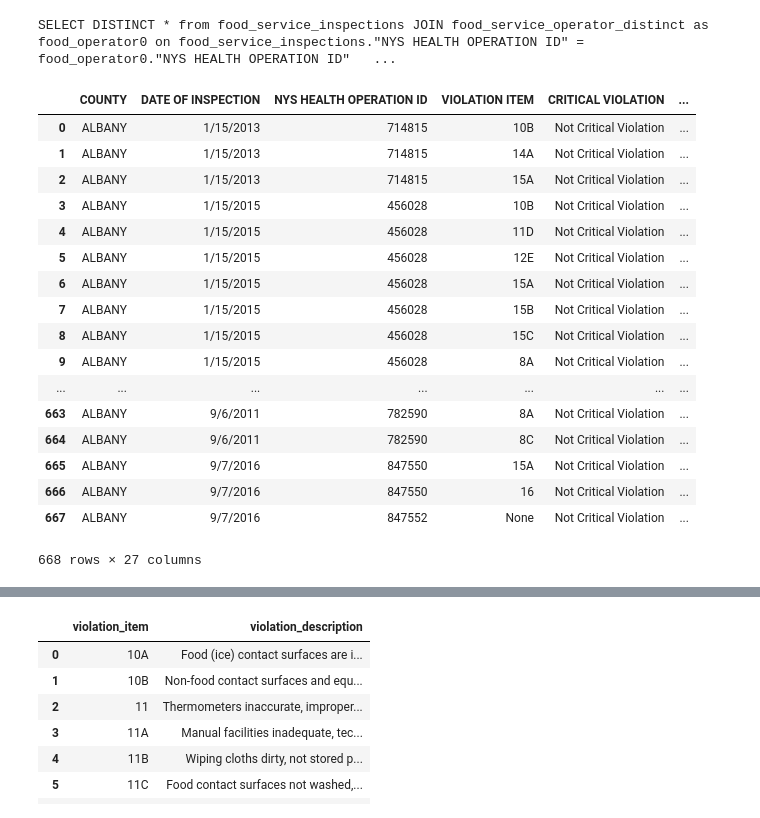
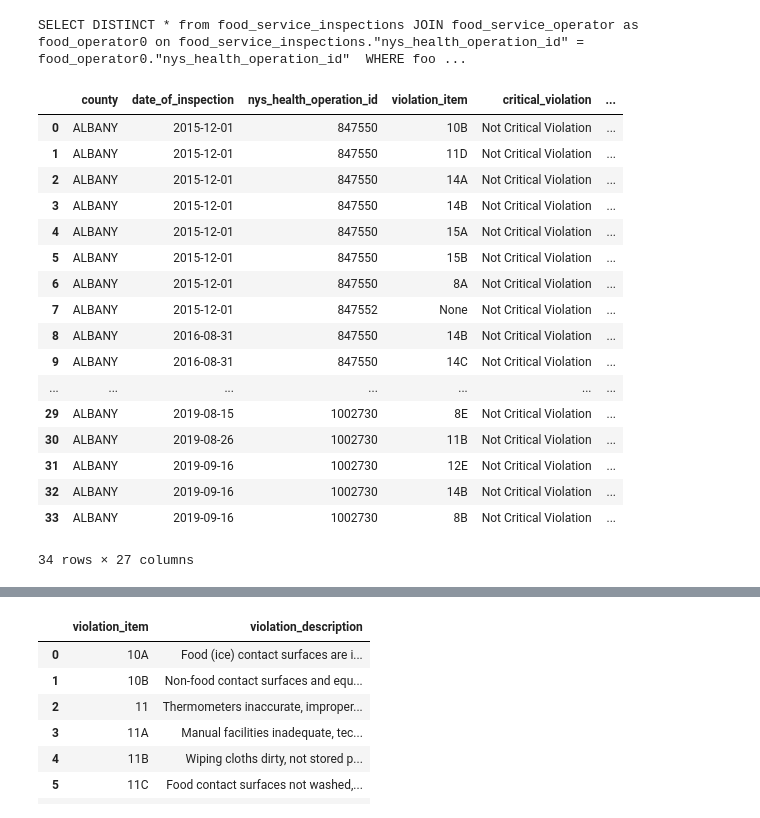
Before and after one commit to Gaurangprasad/DBMS_Fall19_project, a Jupyter notebook: App_Notebook.ipynb, the cells around one changed output, grey strips where cells are left out. Cells and saved outputs as stored; diff of their text form; code cells hidden in the pictures.

```diff
--- a/App_Notebook.ipynb
+++ b/App_Notebook.ipynb
@@ -72,7 +72,7 @@ class FoodViolationData:
         def searchByCounty(self, name):
             i = str(self.__param_index("county"))
 
-            self.conditions.append(""" "COUNTY" like %(county""" + i + ")s")
+            self.conditions.append(""" "county" like %(county""" + i + ")s")
             #print(i)
             #print(name)
             #self.conditions.append(""" "COUNTY" like '%%""" + name + """%%' """)
@@ -83,7 +83,7 @@ class FoodViolationData:
 
         def searchByOperatorID(self, health_opID):
             i = str(self.__param_index("health_operation_id"))
-            self.conditions.append(""" "NYS HEALTH OPERATION ID" = %(health_operation_id""" + i + ")s")
+            self.conditions.append(""" "nys_health_operation_id" = %(health_operation_id""" + i + ")s")
             #print(i)
             #print(name)
             #self.conditions.append(""" "COUNTY" like '%%""" + name + """%%' """)
@@ -96,8 +96,8 @@ class FoodViolationData:
             #query = """ select * from food_service_inspections JOIN food_service_operator_distinct on food_service_inspections."NYS HEALTH OPERATION ID" = food_service_operator_distinct."NYS HEALTH OPERATION ID" where "COUNTY" like '%%ALB%%' """
             i = str(self.__param_index("name"))
             self.joins.append(
-                "JOIN food_service_operator_distinct as food_operator" + i + """ on food_service_inspections."NYS HEALTH OPERATION ID" = food_operator""" + i + """."NYS HEALTH OPERATION ID" """)
-            self.conditions.append("food_operator" + i + """."OPERATION NAME" like %(name""" + i + ")s")
+                "JOIN food_service_operator as food_operator" + i + """ on food_service_inspections."nys_health_operation_id" = food_operator""" + i + """."nys_health_operation_id" """)
+            self.conditions.append("food_operator" + i + """."operation_name" like %(name""" + i + ")s")
             self.parameters.update({"name" + i: "%" + name + "%"})
             return self
         '''
@@ -109,7 +109,7 @@ class FoodViolationData:
             return self
         '''
         def getAllViolations(self):
-            query = """select * from food_service_violations_distinct order by violation_item"""
+            query = """select * from food_service_violations order by violation_item"""
             with self.product_data.conn.cursor(cursor_factory=psycopg2.extras.RealDictCursor) as cursor:
                 #print(query)
                 cursor.execute(query, self.parameters)
@@ -147,23 +170,23 @@ fd_vio = FoodViolationData("host='localhost' dbname='test5' user='test5' passwor
 # %%
-# Looking for estabishments that have CHINESE in their name and are in ALBANY.
-fd_vio.query().searchByName("CHINESE").searchByCounty("ALBANY").run()
+# Looking for estabishments that have the word BUFFET in their name and are in ALBANY
+fd_vio.query().searchByName("BUFFET").searchByCounty("ALBANY").run()
 # %% [output]
-SELECT DISTINCT * from food_service_inspections JOIN food_service_operator_distinct as food_operator0 on food_service_inspections."NYS HEALTH OPERATION ID" = food_operator0."NYS HEALTH OPERATION ID"   ...
+SELECT DISTINCT * from food_service_inspections JOIN food_service_operator as food_operator0 on food_service_inspections."nys_health_operation_id" = food_operator0."nys_health_operation_id"  WHERE foo ...
-|  | COUNTY | DATE OF INSPECTION | NYS HEALTH OPERATION ID | VIOLATION ITEM | CRITICAL VIOLATION | ... |
-| 0 | ALBANY | 1/15/2013 | 714815 | 10B | Not Critical Violation | ... |
-| 1 | ALBANY | 1/15/2013 | 714815 | 14A | Not Critical Violation | ... |
-| 2 | ALBANY | 1/15/2013 | 714815 | 15A | Not Critical Violation | ... |
-| 3 | ALBANY | 1/15/2015 | 456028 | 10B | Not Critical Violation | ... |
-| 4 | ALBANY | 1/15/2015 | 456028 | 11D | Not Critical Violation | ... |
-| 5 | ALBANY | 1/15/2015 | 456028 | 12E | Not Critical Violation | ... |
-| 6 | ALBANY | 1/15/2015 | 456028 | 15A | Not Critical Violation | ... |
-| 7 | ALBANY | 1/15/2015 | 456028 | 15B | Not Critical Violation | ... |
-| 8 | ALBANY | 1/15/2015 | 456028 | 15C | Not Critical Violation | ... |
-| 9 | ALBANY | 1/15/2015 | 456028 | 8A | Not Critical Violation | ... |
+|  | county | date_of_inspection | nys_health_operation_id | violation_item | critical_violation | ... |
+| 0 | ALBANY | 2015-12-01 | 847550 | 10B | Not Critical Violation | ... |
+| 1 | ALBANY | 2015-12-01 | 847550 | 11D | Not Critical Violation | ... |
+| 2 | ALBANY | 2015-12-01 | 847550 | 14A | Not Critical Violation | ... |
+| 3 | ALBANY | 2015-12-01 | 847550 | 14B | Not Critical Violation | ... |
+| 4 | ALBANY | 2015-12-01 | 847550 | 15A | Not Critical Violation | ... |
+| 5 | ALBANY | 2015-12-01 | 847550 | 15B | Not Critical Violation | ... |
+| 6 | ALBANY | 2015-12-01 | 847550 | 8A | Not Critical Violation | ... |
+| 7 | ALBANY | 2015-12-01 | 847552 | None | Not Critical Violation | ... |
+| 8 | ALBANY | 2016-08-31 | 847550 | 14B | Not Critical Violation | ... |
+| 9 | ALBANY | 2016-08-31 | 847550 | 14C | Not Critical Violation | ... |
 | ... | ... | ... | ... | ... | ... | ... |
-| 663 | ALBANY | 9/6/2011 | 782590 | 8A | Not Critical Violation | ... |
-| 664 | ALBANY | 9/6/2011 | 782590 | 8C | Not Critical Violation | ... |
-| 665 | ALBANY | 9/7/2016 | 847550 | 15A | Not Critical Violation | ... |
-| 666 | ALBANY | 9/7/2016 | 847550 | 16 | Not Critical Violation | ... |
-| 667 | ALBANY | 9/7/2016 | 847552 | None | Not Critical Violation | ... |
+| 29 | ALBANY | 2019-08-15 | 1002730 | 8E | Not Critical Violation | ... |
+| 30 | ALBANY | 2019-08-26 | 1002730 | 11B | Not Critical Violation | ... |
+| 31 | ALBANY | 2019-09-16 | 1002730 | 12E | Not Critical Violation | ... |
+| 32 | ALBANY | 2019-09-16 | 1002730 | 14B | Not Critical Violation | ... |
+| 33 | ALBANY | 2019-09-16 | 1002730 | 8B | Not Critical Violation | ... |
-668 rows × 27 columns
+34 rows × 27 columns
```
Also changed, not shown: parts of 2 cells of this notebook.
